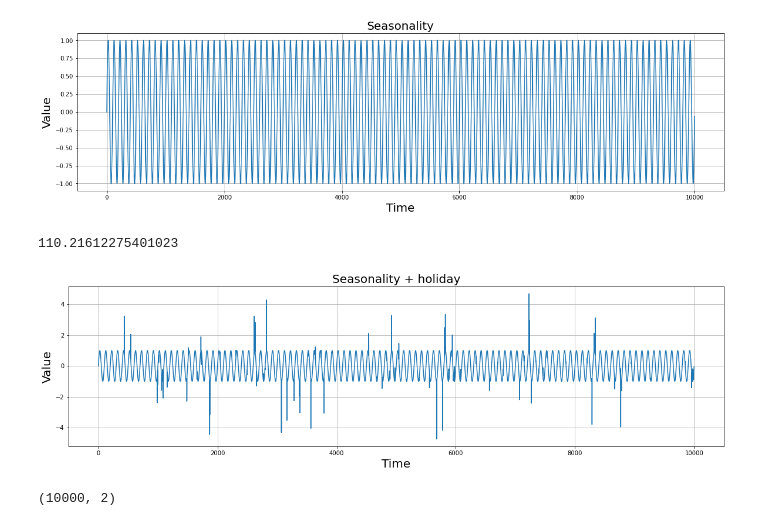
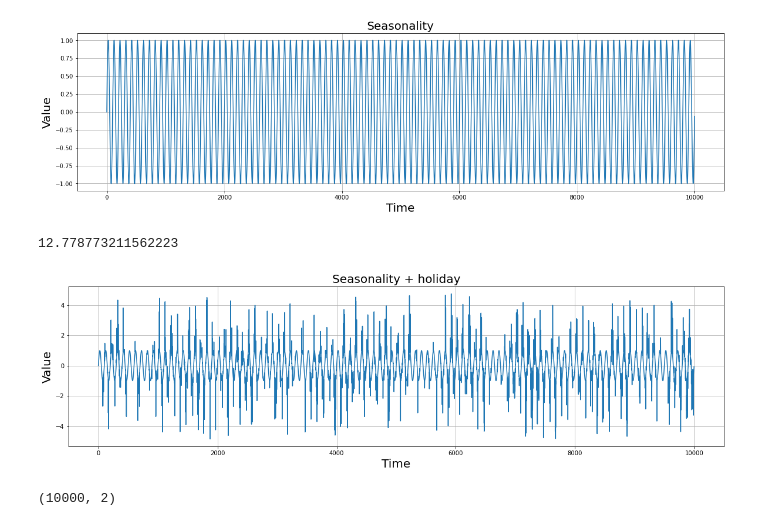
Before and after one commit to acboyty/tsf_ideas, a Jupyter notebook: data_generator/gen_data_1.ipynb, the cells around one changed output. Cells and saved outputs as stored; diff of their text form; code cells hidden in the pictures.

```diff
--- a/data_generator/gen_data_1.ipynb
+++ b/data_generator/gen_data_1.ipynb
@@ -30,29 +30,29 @@ plot_time_series(time_seasonal, seasonal, label="Seasonality")
 [figure]
 # %%
 N = period * repeat
-H = int(N * 0.01)
+H = int(N * 0.1)
 
 p = np.random.rand(N, )
 p = p / p.sum()
 
 for i in range(10):
     start = np.random.randint(N)
     end = int(start + N / 10)
     p[start: end] = sorted(p[start: end])
 
 holiday = np.random.choice(N, H, replace=False, p=p)
 holiday.sort()
 print(np.diff(holiday).std())
 holiday_factor = np.random.rand(H) * 5.0
 
 seasonal_holiday = seasonal.copy()
 for h, hf in zip(holiday, holiday_factor):
     seasonal_holiday[h + 1] = seasonal[h + 1] * hf
 
 plot_time_series(time_seasonal, seasonal_holiday, label="Seasonality + holiday")
 # %% [output]
-110.21612275401023
+12.778773211562223
-[figure, old version]
+[figure, new version]
 # %%
 holi = np.ones_like(seasonal_holiday)
 holi[holiday] = holiday_factor
```
Also changed, not shown: parts of 1 cell of this notebook, 50 other files.
